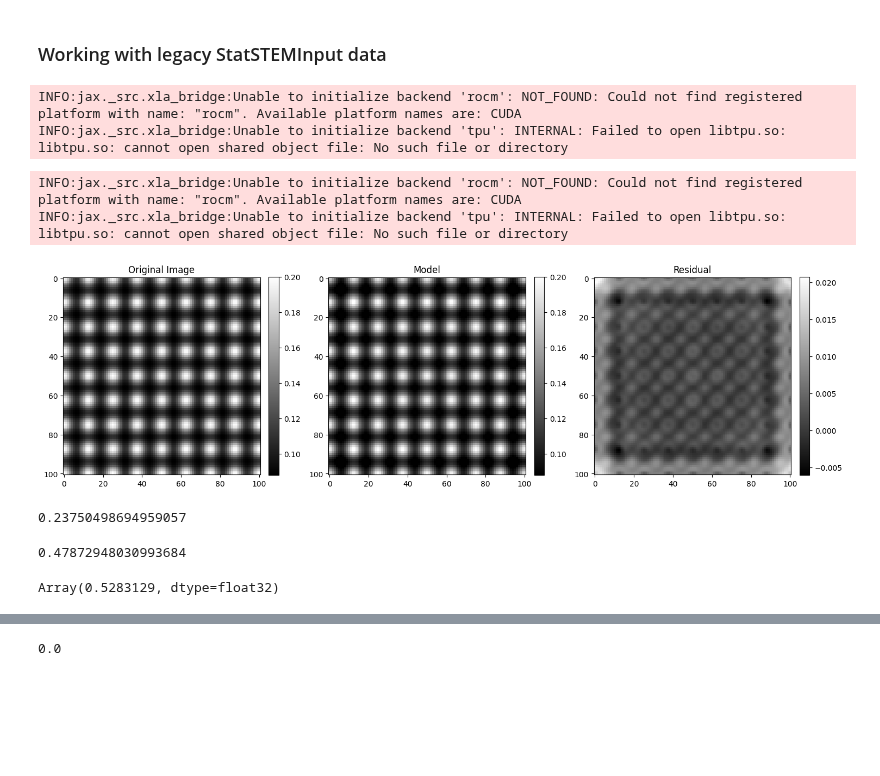
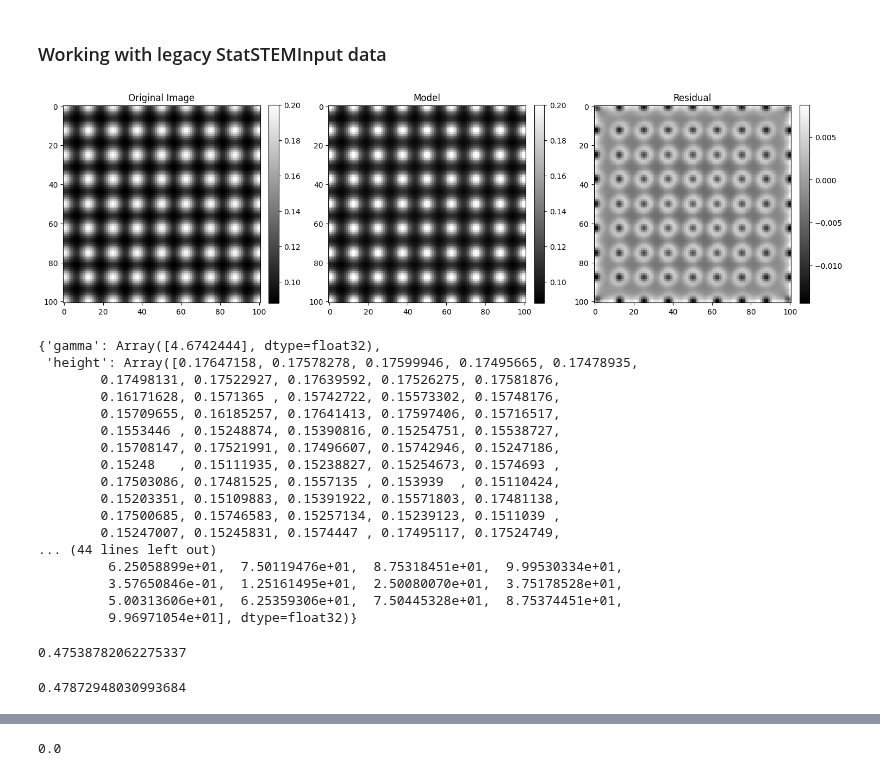
Before and after one commit to zezhong-zhang/qem, a Jupyter notebook: examples/CRLB.ipynb, the cells around one changed output, grey strips where cells are left out. Cells and saved outputs as stored; diff of their text form; code cells hidden in the pictures; blank space fills up the shorter version.

```diff
--- a/examples/CRLB.ipynb
+++ b/examples/CRLB.ipynb
@@ -18,6 +18,7 @@ def fit_cell(image, dx, input_coordinates,model_type='lorentzian'):
     model=ImageModelFitting(image, dx=dx,elements=['Pt'])
     model.pbc = False
     model.fit_background = False
+    model.same_width = True
     model.coordinates=input_coordinates/dx-1
     mask = (model.coordinates[:,0]>0) & (model.coordinates[:,0]<image.shape[0]-1) & (model.coordinates[:,1]>0) & (model.coordinates[:,1]<image.shape[1]-1)
     if model_type =='voronoi':
@@ -35,7 +36,7 @@ def fit_cell(image, dx, input_coordinates,model_type='lorentzian'):
         model.minimize(params,tol=1e-5)
     return model.volume[mask]
 
-for i in tqdm(range(1,50)):
+for i in tqdm(range(1,20)):
     file = f'/home/zzhang/OneDrive/code/qem/data/2016-05_efficientFitProgram/outputFitProgram_Pt_100_{i}atoms.mat'
     legacyStatSTEM = qem.io.read_legacyInputStatSTEM(file)
     inputStatSTEM = legacyStatSTEM['input']
@@ -50,57 +51,70 @@ for i in tqdm(range(1,50)):
         df.loc[i,model_type] = volume
     df.loc[i,'atoms'] = i
     df.loc[i,'StatSTEM'] = output_volume
-# %% [output]
-INFO:jax._src.xla_bridge:Unable to initialize backend 'rocm': NOT_FOUND: Could not find registered platform with name: "rocm". Available platform names are: CUDA
-INFO:jax._src.xla_bridge:Unable to initialize backend 'tpu': INTERNAL: Failed to open libtpu.so: libtpu.so: cannot open shared object file: No such file or directory
 # %%
 import qem
 import matplotlib.pyplot as plt
 import numpy as np
 from scipy.ndimage import gaussian_filter
 from qem.image_model import ImageModelFitting
 import pandas as pd
 from tqdm import tqdm
 
 df = pd.DataFrame(columns=['atoms','StatSTEM','gaussian','lorentzian','voigt','voronoi','ground_truth'])
 
 file = f'/home/zzhang/OneDrive/code/qem/data/2016-05_efficientFitProgram/outputFitProgram_Pt_100_50atoms.mat'
 legacyStatSTEM = qem.io.read_legacyInputStatSTEM(file)
 inputStatSTEM = legacyStatSTEM['input']
 outputStatSTEM = legacyStatSTEM['output']
 image = inputStatSTEM['obs']
 dx = inputStatSTEM['dx']
 
 input_coordinates = inputStatSTEM['coordinates']
 output_volume = outputStatSTEM['volumes']
 
 
 model=ImageModelFitting(image, dx=dx,elements=['Pt'])
 model.pbc = False
 model.fit_background = False
 model.coordinates=input_coordinates/dx-1
 mask = (model.coordinates[:,0]>0) & (model.coordinates[:,0]<image.shape[0]-1) & (model.coordinates[:,1]>0) & (model.coordinates[:,1]<image.shape[1]-1)
-model.model_type = 'voigt'
+model.model_type = 'lorentzian'
 params = model.init_params()
 # params = model.fit_random_batch(params, maxiter=1000, tol=1e-10, verbose=False,step_size=0.01)
 params = model.minimize(params,tol=1e-10)
 model.plot_fitting()
 # %% [output]
-INFO:jax._src.xla_bridge:Unable to initialize backend 'rocm': NOT_FOUND: Could not find registered platform with name: "rocm". Available platform names are: CUDA
-INFO:jax._src.xla_bridge:Unable to initialize backend 'tpu': INTERNAL: Failed to open libtpu.so: libtpu.so: cannot open shared object file: No such file or directory
-[figure, old version]
+[figure, new version]
+# %%
+model.params
+# %% [output]
+{'gamma': Array([4.6742444], dtype=float32),
+ 'height': Array([0.17647158, 0.17578278, 0.17599946, 0.17495665, 0.17478935,
+        0.17498131, 0.17522927, 0.17639592, 0.17526275, 0.17581876,
+        0.16171628, 0.1571365 , 0.15742722, 0.15573302, 0.15748176,
+        0.15709655, 0.16185257, 0.17641413, 0.17597406, 0.15716517,
+        0.1553446 , 0.15248874, 0.15390816, 0.15254751, 0.15538727,
+        0.15708147, 0.17521991, 0.17496607, 0.15742946, 0.15247186,
+        0.15248   , 0.15111935, 0.15238827, 0.15254673, 0.1574693 ,
+        0.17503086, 0.17481525, 0.1557135 , 0.153939  , 0.15110424,
+        0.15203351, 0.15109883, 0.15391922, 0.15571803, 0.17481138,
+        0.17500685, 0.15746583, 0.15257134, 0.15239123, 0.1511039 ,
+        0.15247007, 0.15245831, 0.1574447 , 0.17495117, 0.17524749,
+... (44 lines left out)
+         6.25058899e+01,  7.50119476e+01,  8.75318451e+01,  9.99530334e+01,
+         3.57650846e-01,  1.25161495e+01,  2.50080070e+01,  3.75178528e+01,
+         5.00313606e+01,  6.25359306e+01,  7.50445328e+01,  8.75374451e+01,
+         9.96971054e+01], dtype=float32)}
 # %%
-image[-1,:-1].sum()/64
+image[:-1,:-1].sum()/64*dx**2
 # %% [output]
-0.23750498694959057
+0.47538782062275337
 # %%
 output_volume.mean()
 # %% [output]
 0.47872948030993684
 # %%
 model.volume.mean()
-# %% [output]
-Array(0.5283129, dtype=float32)
 # %%
 import qem
 import matplotlib.pyplot as plt
```
Also changed, not shown: parts of 2 cells of this notebook.
